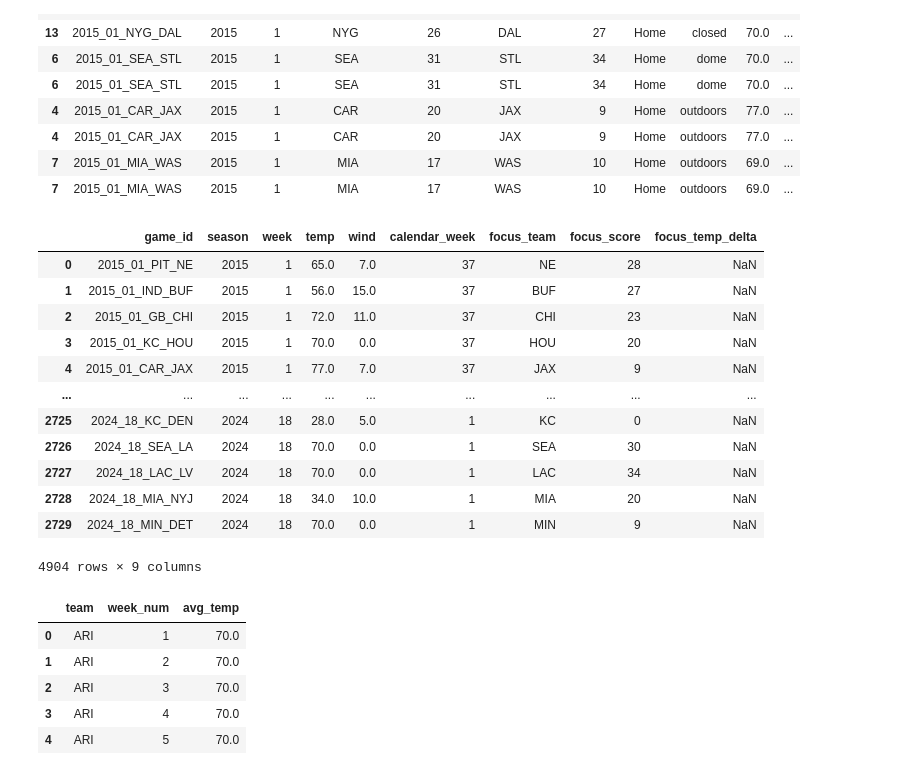
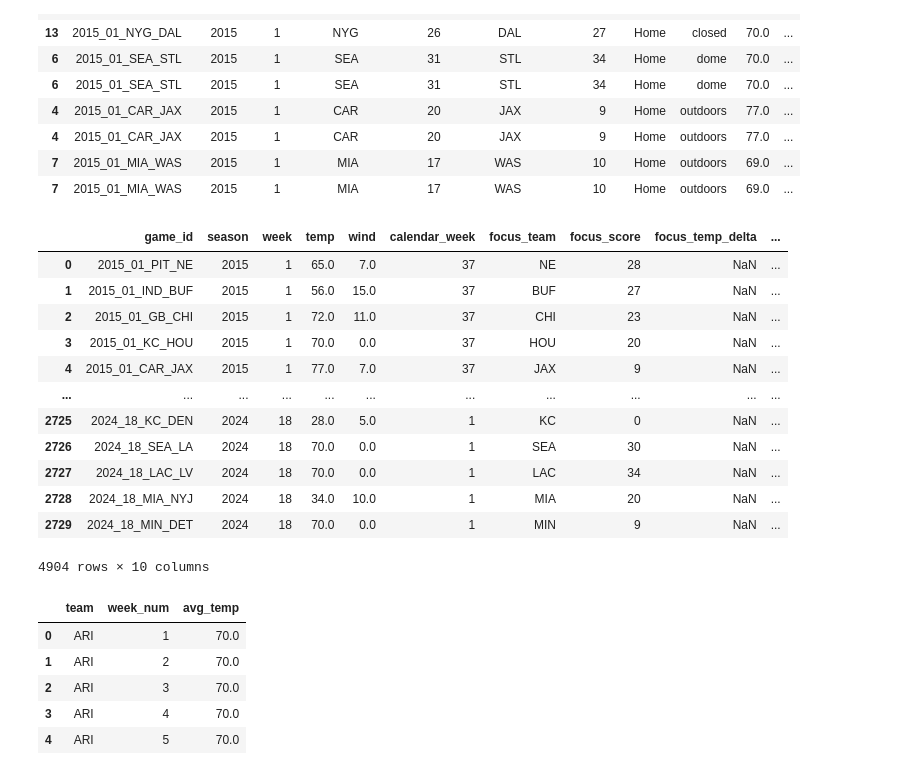
Before and after one commit to WaddleMeDoo/EffectsOfWeatherOnNFLPerformance, a Jupyter notebook: team_info.ipynb, the cells around one changed output. Saved outputs shown, nothing was run; the diff lists cells and outputs as text; code cells hidden in the pictures.

Commit message:
Add did_win column to combined_stats

```diff
--- a/team_info.ipynb
+++ b/team_info.ipynb
@@ -106,12 +106,14 @@ split_teams_df = pd.concat([
     schedules_df_filtered.assign(
         focus_team=schedules_df_filtered['home_team'],
         focus_score=schedules_df_filtered['home_score'],
+        did_win=schedules_df_filtered['home_score'] > schedules_df_filtered['away_score'],
         focus_temp_delta=np.nan # TODO methodology decision. expanded on below #EA setting to na so temp delta is calc'd minus the avg
 
     ),
     schedules_df_filtered.assign(
         focus_team=schedules_df_filtered['away_team'],
-        focus_score=schedules_df_filtered['away_score']
+        focus_score=schedules_df_filtered['away_score'],
+        did_win=schedules_df_filtered['away_score'] > schedules_df_filtered['home_score'],
     )
 ])
 
@@ -129,31 +131,32 @@ split_teams_df[(split_teams_df['week'] == 1) & (split_teams_df['season'] == 2015
 # %%
 split_teams_df = split_teams_df[[
     'game_id',
     'season',
     'week',
     'temp',
     'wind',
     'calendar_week',
     'focus_team',
     'focus_score',
-    'focus_temp_delta'
+    'focus_temp_delta',
+    'did_win',
 ]]
 
 split_teams_df
 # %% [output]
-|  | game_id | season | week | temp | wind | calendar_week | focus_team | focus_score | focus_temp_delta |
-| 0 | 2015_01_PIT_NE | 2015 | 1 | 65.0 | 7.0 | 37 | NE | 28 | NaN |
-| 1 | 2015_01_IND_BUF | 2015 | 1 | 56.0 | 15.0 | 37 | BUF | 27 | NaN |
-| 2 | 2015_01_GB_CHI | 2015 | 1 | 72.0 | 11.0 | 37 | CHI | 23 | NaN |
-| 3 | 2015_01_KC_HOU | 2015 | 1 | 70.0 | 0.0 | 37 | HOU | 20 | NaN |
-| 4 | 2015_01_CAR_JAX | 2015 | 1 | 77.0 | 7.0 | 37 | JAX | 9 | NaN |
-| ... | ... | ... | ... | ... | ... | ... | ... | ... | ... |
-| 2725 | 2024_18_KC_DEN | 2024 | 18 | 28.0 | 5.0 | 1 | KC | 0 | NaN |
-| 2726 | 2024_18_SEA_LA | 2024 | 18 | 70.0 | 0.0 | 1 | SEA | 30 | NaN |
-| 2727 | 2024_18_LAC_LV | 2024 | 18 | 70.0 | 0.0 | 1 | LAC | 34 | NaN |
-| 2728 | 2024_18_MIA_NYJ | 2024 | 18 | 34.0 | 10.0 | 1 | MIA | 20 | NaN |
-| 2729 | 2024_18_MIN_DET | 2024 | 18 | 70.0 | 0.0 | 1 | MIN | 9 | NaN |
+|  | game_id | season | week | temp | wind | calendar_week | focus_team | focus_score | focus_temp_delta | ... |
+| 0 | 2015_01_PIT_NE | 2015 | 1 | 65.0 | 7.0 | 37 | NE | 28 | NaN | ... |
+| 1 | 2015_01_IND_BUF | 2015 | 1 | 56.0 | 15.0 | 37 | BUF | 27 | NaN | ... |
+| 2 | 2015_01_GB_CHI | 2015 | 1 | 72.0 | 11.0 | 37 | CHI | 23 | NaN | ... |
+| 3 | 2015_01_KC_HOU | 2015 | 1 | 70.0 | 0.0 | 37 | HOU | 20 | NaN | ... |
+| 4 | 2015_01_CAR_JAX | 2015 | 1 | 77.0 | 7.0 | 37 | JAX | 9 | NaN | ... |
+| ... | ... | ... | ... | ... | ... | ... | ... | ... | ... | ... |
+| 2725 | 2024_18_KC_DEN | 2024 | 18 | 28.0 | 5.0 | 1 | KC | 0 | NaN | ... |
+| 2726 | 2024_18_SEA_LA | 2024 | 18 | 70.0 | 0.0 | 1 | SEA | 30 | NaN | ... |
+| 2727 | 2024_18_LAC_LV | 2024 | 18 | 70.0 | 0.0 | 1 | LAC | 34 | NaN | ... |
+| 2728 | 2024_18_MIA_NYJ | 2024 | 18 | 34.0 | 10.0 | 1 | MIA | 20 | NaN | ... |
+| 2729 | 2024_18_MIN_DET | 2024 | 18 | 70.0 | 0.0 | 1 | MIN | 9 | NaN | ... |
-4904 rows × 9 columns
+4904 rows × 10 columns
 # %%
 avg_temps = pd.read_csv('team_avg_temp.csv')
 avg_temps.head()
```
Also changed, not shown: parts of 1 cell of this notebook, 1 other file.
